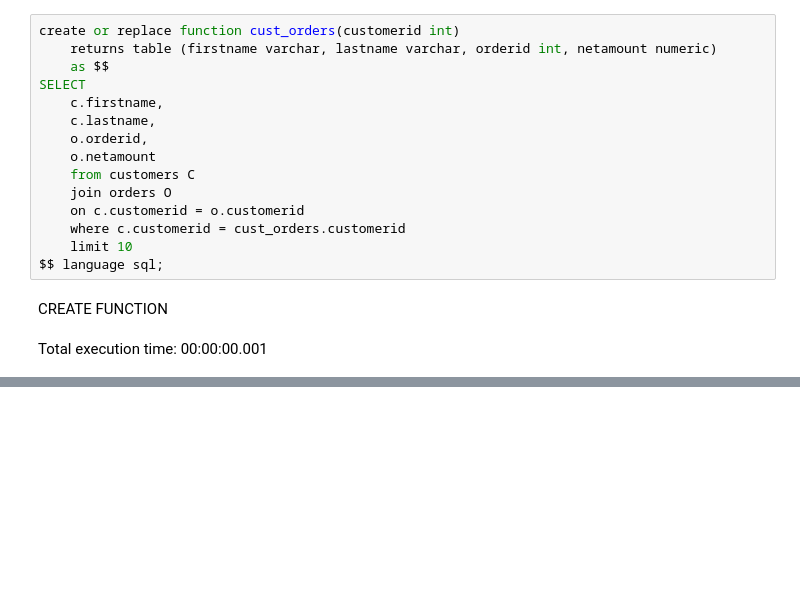
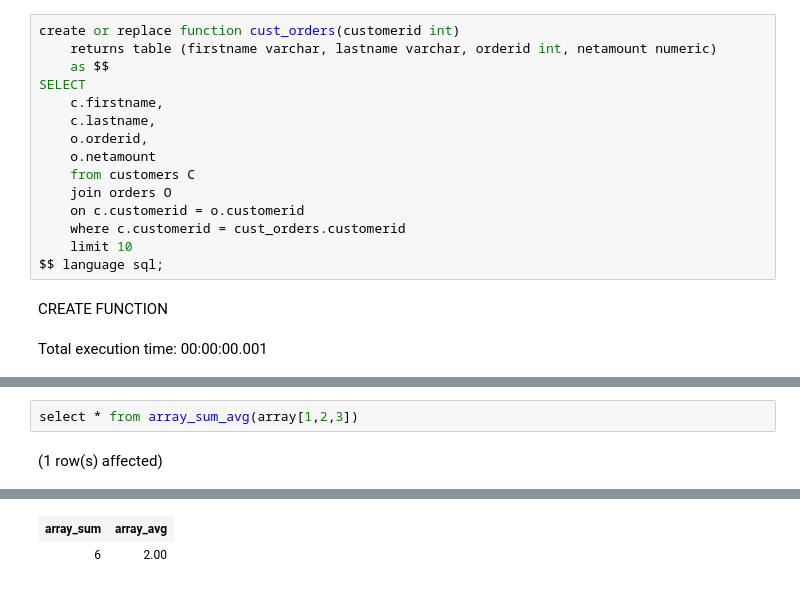
Before and after one commit to yaowenqiang/capturing_logic_with_custom_functions_in_postgresql, a Jupyter notebook: Notebook-1.ipynb, the cells around one changed output, grey strips where cells are left out. Saved outputs shown, nothing was run; the diff lists cells and outputs as text; blank space fills up the shorter version.

```diff
--- a/Notebook-1.ipynb
+++ b/Notebook-1.ipynb
@@ -160,0 +236,4 @@ Total execution time: 00:00:00.001
+# %%
+select * from array_sum_avg(array[1,2,3])
+# %% [output]
+(1 row(s) affected)
@@ -160,0 +241,2 @@ Total execution time: 00:00:00.001
+| array_sum | array_avg |
+| 6 | 2.00 |
```
Also changed, not shown: parts of 17 cells of this notebook.
